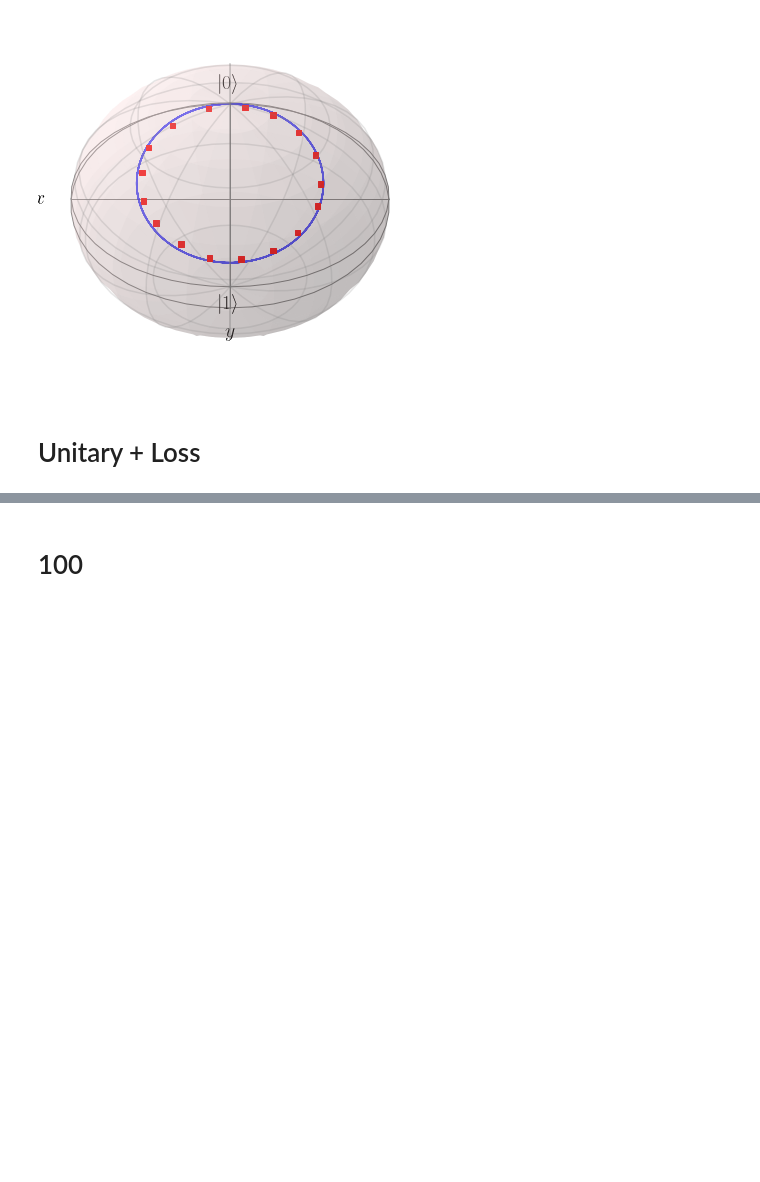
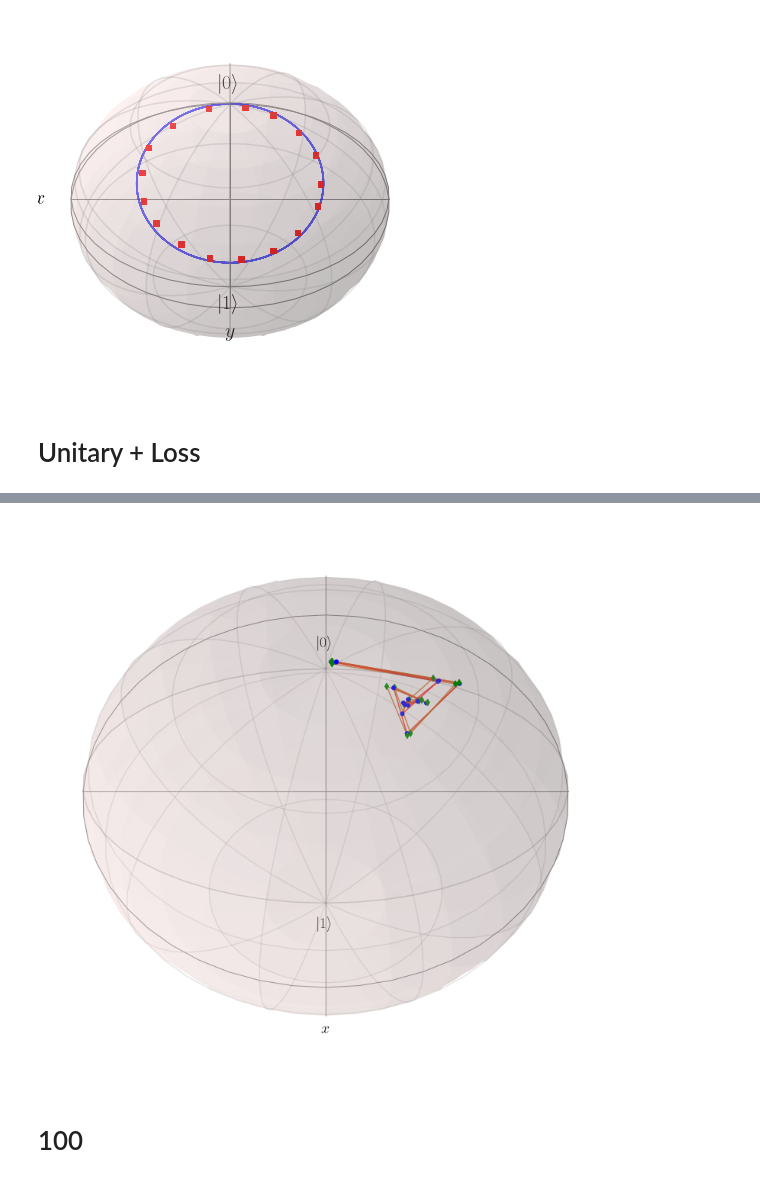
Before and after one commit to OliverDudgeon/QSync, a Jupyter notebook: experiment-plots.ipynb, the cells around one changed output, grey strips where cells are left out. Cells and saved outputs as stored; diff of their text form; code cells hidden in the pictures; blank space fills up the shorter version.

```diff
--- a/experiment-plots.ipynb
+++ b/experiment-plots.ipynb
@@ -86,17 +92,15 @@ FileNotFoundError: [Errno 2] No such file or directory: 'unitary+loss-v2-10-corr
-# %%
-data = []
-
-for i in range(1, 3):
-    d = np.load(f'unitary+loss-v4-corrected-{i}.npy')
-    data.append(d)
 # %%
-mean_states = np.mean(data, axis=0)
-b = Bloch()
-points = dm2bloch(mean_states)
-b.add_points(points, meth="s")
-b.add_points(points, meth="l")
-b.view = [0, 70]
+b = Bloch(figsize=[10, 10])
+
+for d in data:
+    points = dm2bloch(d)
+    b.add_points(points, meth="s")
+    b.add_points(points, meth="l")
+
+b.view = [-90, 50]
 b.show()
+# %% [output]
+[figure, added]
 # %% [markdown]
 # 100
 # %%
```
Also changed, not shown: parts of 3 cells of this notebook, 20 other files.
